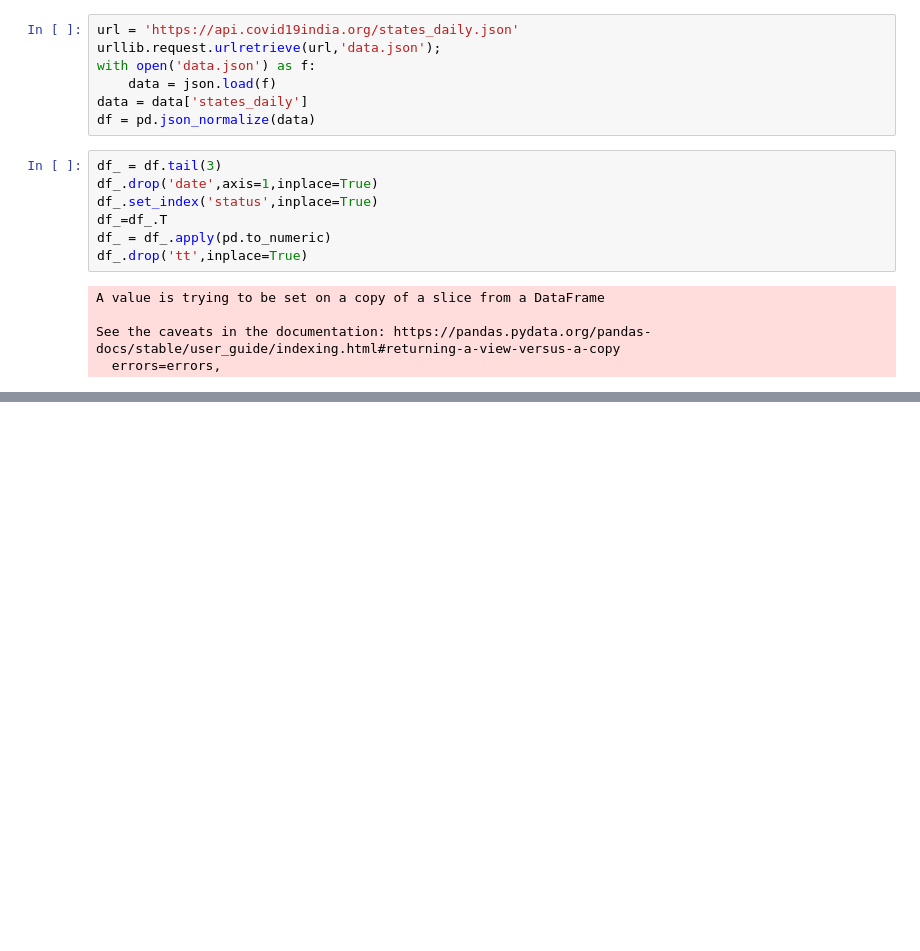
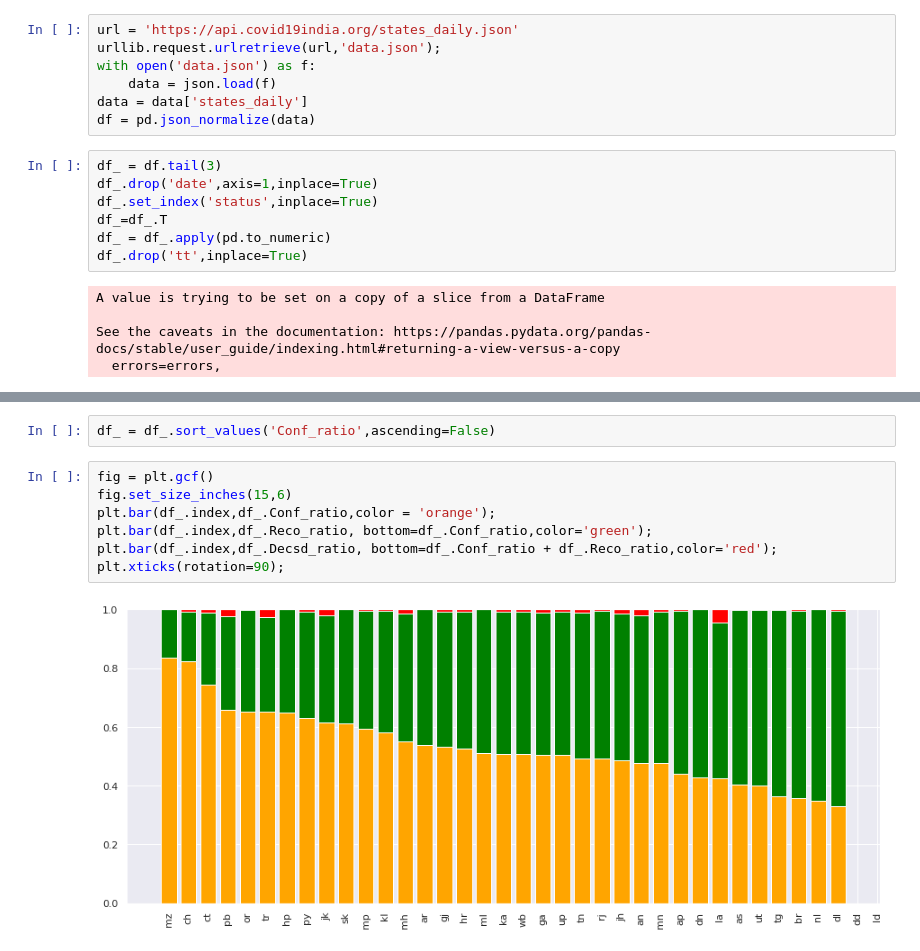
Before and after one commit to swami-gait/Foundations_of_datascience, a Jupyter notebook: FDS_WK12_DataViz.ipynb, the cells around one changed output, grey strips where cells are left out. Saved outputs shown, nothing was run; the diff lists cells and outputs as text; blank space fills up the shorter version.

```diff
--- a/FDS_WK12_DataViz.ipynb
+++ b/FDS_WK12_DataViz.ipynb
@@ -243,0 +276,11 @@ for i,val in enumerate(df_.index):
+# %%
+df_ = df_.sort_values('Conf_ratio',ascending=False)
+# %%
+fig = plt.gcf()
+fig.set_size_inches(15,6)
+plt.bar(df_.index,df_.Conf_ratio,color = 'orange');
+plt.bar(df_.index,df_.Reco_ratio, bottom=df_.Conf_ratio,color='green');
+plt.bar(df_.index,df_.Decsd_ratio, bottom=df_.Conf_ratio + df_.Reco_ratio,color='red');
+plt.xticks(rotation=90);
+# %% [output]
+[figure, added]
```
Also changed, not shown: parts of 29 cells of this notebook.
